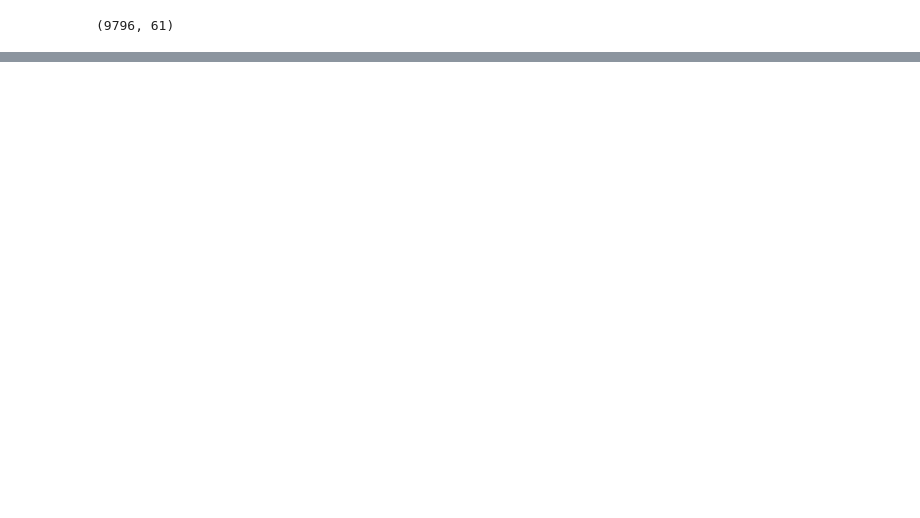
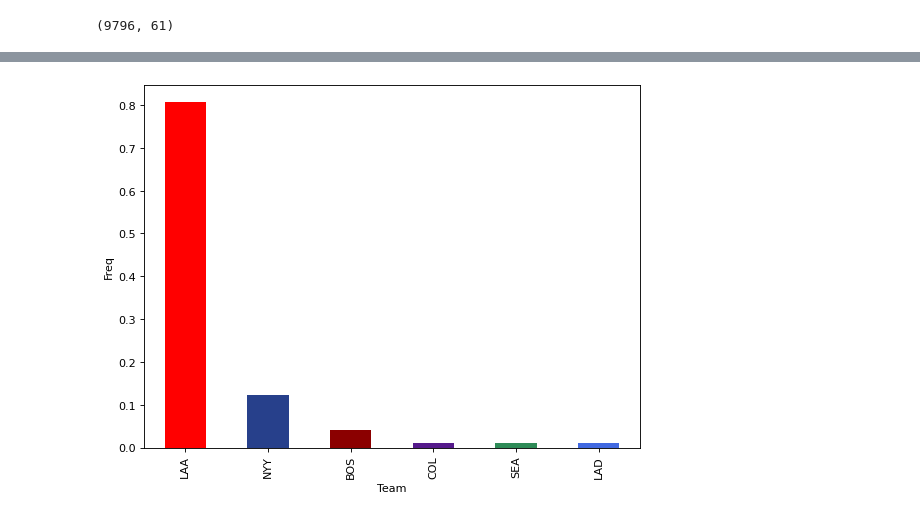
Before and after one commit to flaghunter21/DFS, a Jupyter notebook: Contest_Analysis.ipynb, the cells around one changed output, grey strips where cells are left out. Saved outputs shown, nothing was run; the diff lists cells and outputs as text; code cells hidden in the pictures; blank space fills up the shorter version.

```diff
--- a/Contest_Analysis.ipynb
+++ b/Contest_Analysis.ipynb
@@ -300,0 +347,6 @@ ax = stack1_size.plot.bar(x='lab', y='val', rot=0).set_ylabel('Points')
+# %%
+winning_lineups = cleaned_contest.iloc[0:98,]
+winning_stacks1 = winning_lineups['Stack1_Team'].value_counts(normalize=True)
+winning_stacks2 = winning_lineups['Stack2_Team'].value_counts(normalize=True)
+print(winning_stacks1)
+print(winning_stacks2)
@@ -300,0 +372,8 @@ ax = stack1_size.plot.bar(x='lab', y='val', rot=0).set_ylabel('Points')
+# %%
+figure(figsize=(8, 6), dpi=80)
+ax = winning_stacks1.plot.bar(x='lab', y='val', color=['#FF0000','#27408B','#8B0000','#551A8B','#2E8B57','#4169E1'])
+ax.set_xlabel('Team')
+ax.set_ylabel('Freq')
+plt.show()
+# %% [output]
+[figure, added]
```
Also changed, not shown: parts of 21 cells of this notebook.
